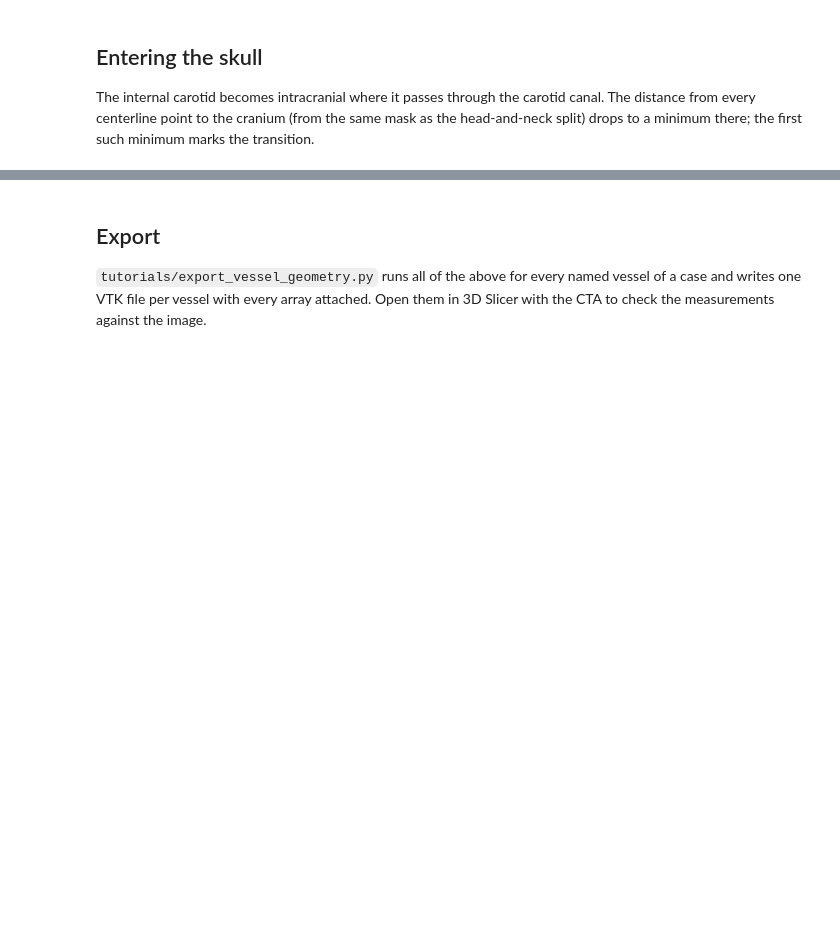
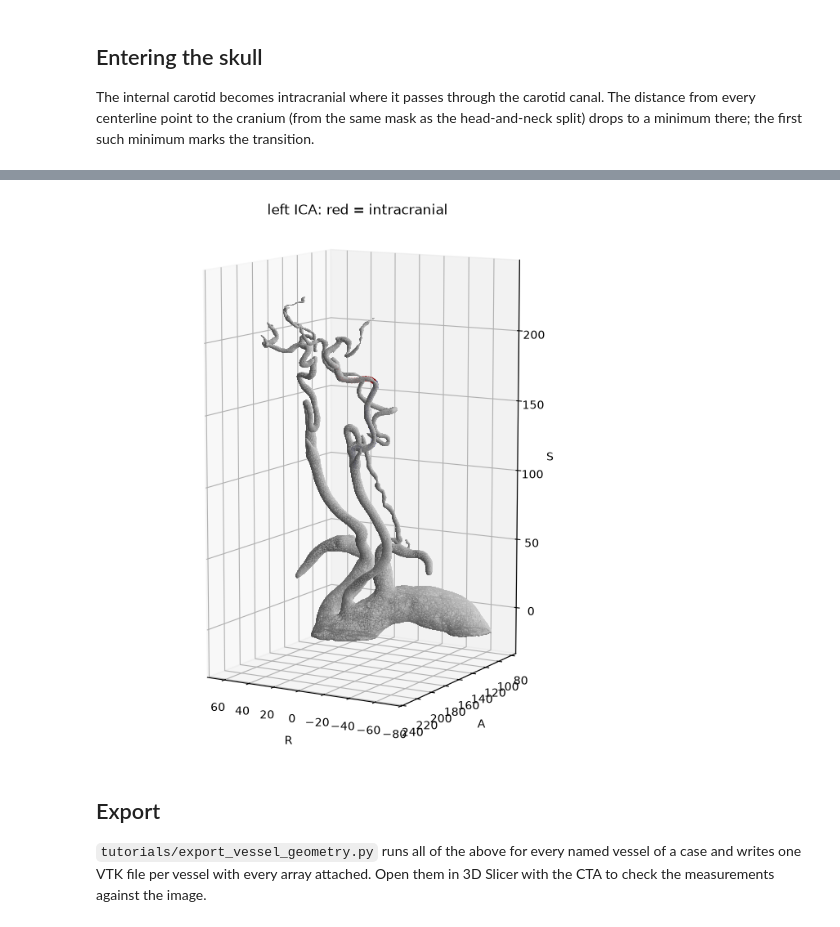
Before and after one commit to FLOWCAT-CV/arterial, a Jupyter notebook: notebooks/07_vessel_geometry.ipynb, the cells around one changed output, grey strips where cells are left out. Saved outputs shown, nothing was run; the diff lists cells and outputs as text; code cells hidden in the pictures; blank space fills up the shorter version.

```diff
--- a/notebooks/07_vessel_geometry.ipynb
+++ b/notebooks/07_vessel_geometry.ipynb
@@ -76,3 +106,10 @@ print(f"{int(flag.sum())} of {len(flag)} points are intracranial")
+# %%
+fig = plt.figure(figsize=(8, 9)); ax = fig.add_subplot(111, projection="3d")
+plot_surface(surface, ax)
+ax.scatter(pts[:, 0], pts[:, 1], pts[:, 2], c=flag, cmap="seismic", s=14, vmin=0, vmax=1)
+finish_3d(ax, title="left ICA: red = intracranial");
+# %% [output]
+[figure, added]
 # %% [markdown]
 ## Export
 
```
Also changed, not shown: parts of 7 cells of this notebook.
